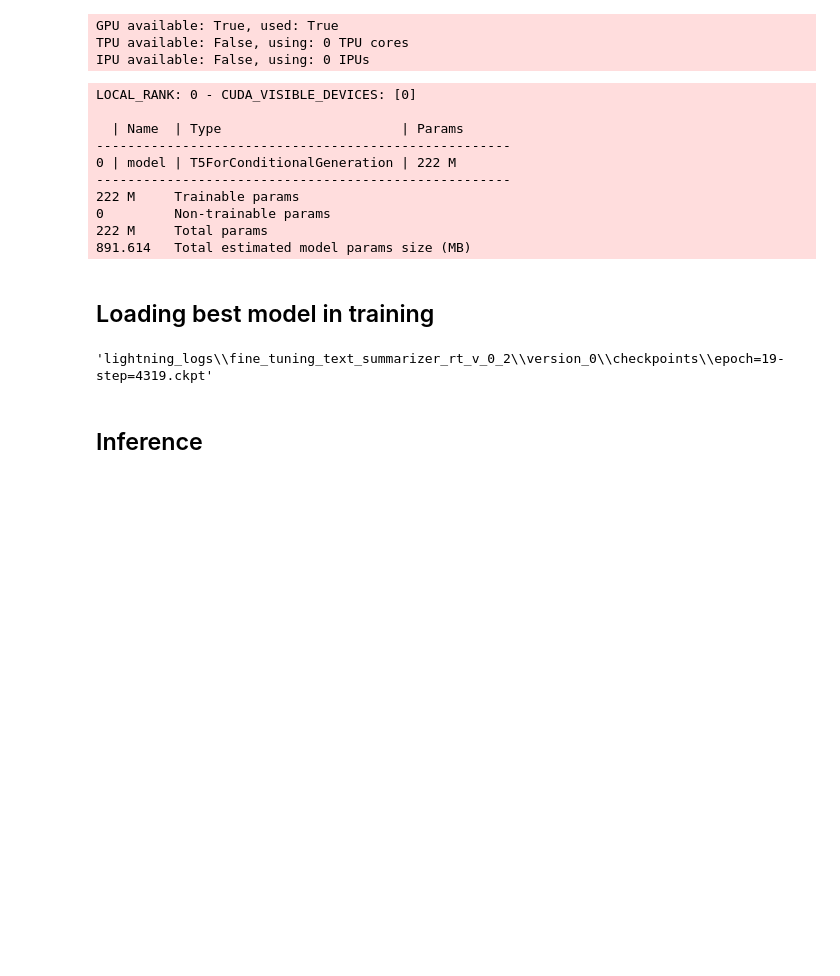
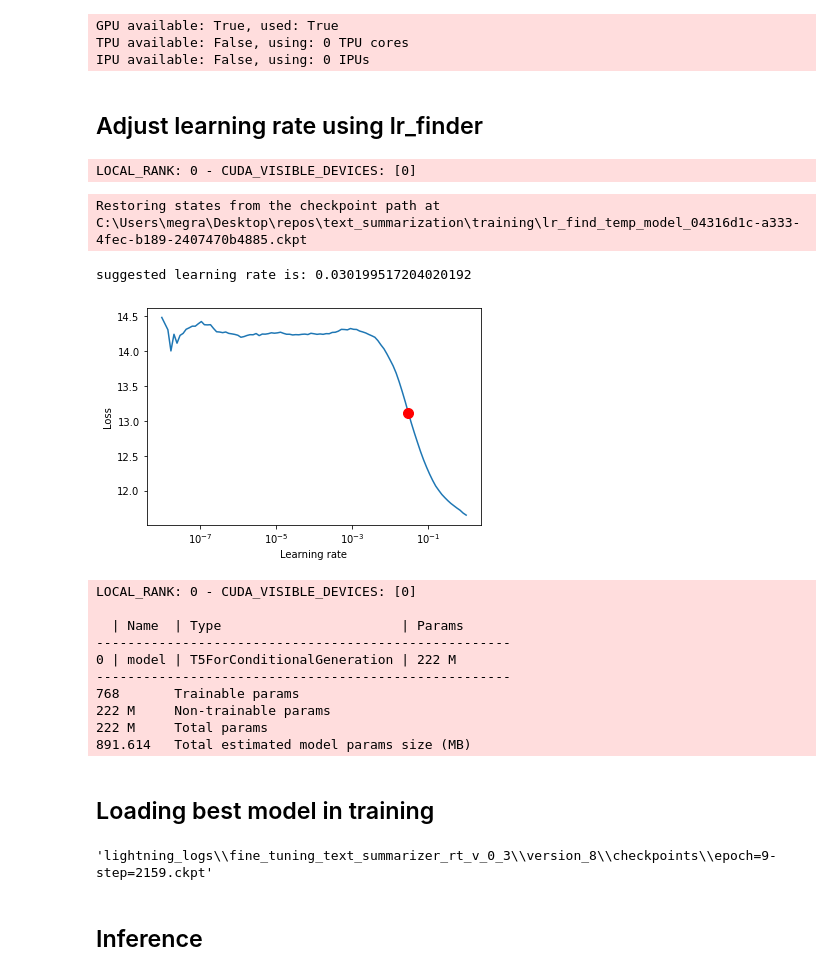
Before and after one commit to lethologicoding/text_summarization, a Jupyter notebook: training/text_summarization_fine_tuning_with_T5_custom_rt_data.ipynb, the cells around one changed output. Saved outputs shown, nothing was run; the diff lists cells and outputs as text; code cells hidden in the pictures; blank space fills up the shorter version.

Commit message:
enhanced fine-tuning procedures for training model

```diff
--- a/training/text_summarization_fine_tuning_with_T5_custom_rt_data.ipynb
+++ b/training/text_summarization_fine_tuning_with_T5_custom_rt_data.ipynb
@@ -213,7 +213,7 @@ class MetricsCallback(pl.Callback):
 #######################
 MODEL_NAME = 't5-base'
 #######################
-num_epochs = 20
-batch_size = 5
+num_epochs = 10 # some training, but not too much to prevent overfitting
+batch_size = 50 # decent batch size to help with convergence but not too much to also prevent overfitting
 tokenizer = T5Tokenizer.from_pretrained(MODEL_NAME)
 model = T5Finetuner(df = df, bs = batch_size)
@@ -226,6 +249,6 @@ model = T5Finetuner(df = df, bs = batch_size)
 [interactive output not drawn]
 # %%
-experiment_name = 'fine_tuning_text_summarizer_rt_v_0_2'
+experiment_name = 'fine_tuning_text_summarizer_rt_v_0_3'
 
 checkpoint_callback = ModelCheckpoint(
     dirpath = 'checkpoints',
@@ -247,6 +270,31 @@ trainer = pl.Trainer(
 GPU available: True, used: True
 TPU available: False, using: 0 TPU cores
 IPU available: False, using: 0 IPUs
+# %% [markdown]
+## Adjust learning rate using lr_finder
+# %%
+#reducing model.num_workers because it sometimes errors out using tuner.lr_finder
+old_num_workers = model.num_workers
+model.num_workers = 1
+
+# Run learning rate finder
+lr_finder = trainer.tuner.lr_find(model)
+
+# Plot suggested lr
+fig = lr_finder.plot(suggest=True)
+fig.show()
+
+#use suggested learning rate
+print(f'suggested learning rate is: { lr_finder.suggestion()}')
+model.hparams.lr =  lr_finder.suggestion()
+
+#reverting model.num_workers back to initial num
+model.num_workers = old_num_workers
+# %% [output]
+LOCAL_RANK: 0 - CUDA_VISIBLE_DEVICES: [0]
+Restoring states from the checkpoint path at C:\Users\megra\Desktop\repos\text_summarization\training\lr_find_temp_model_04316d1c-a333-4fec-b189-2407470b4885.ckpt
+suggested learning rate is: 0.030199517204020192
+[figure, added]
 # %%
 trainer.fit(model)
 # %% [output]
@@ -256,8 +304,8 @@ LOCAL_RANK: 0 - CUDA_VISIBLE_DEVICES: [0]
 -----------------------------------------------------
 0 | model | T5ForConditionalGeneration | 222 M
 -----------------------------------------------------
-222 M     Trainable params
-0         Non-trainable params
+768       Trainable params
+222 M     Non-trainable params
 222 M     Total params
 891.614   Total estimated model params size (MB)
 # %% [markdown]
@@ -267,10 +315,11 @@ trained_model = T5Finetuner.load_from_checkpoint(trainer.checkpoint_callback.bes
 # %%
 import joblib
 experiment_name = 'fine_tuning_text_summarizer_rt_v_0_2'
-joblib.dump(model_path, f'model_path_{experiment_name}.txt') #NOTE:this can go in a config for for inference .py's
-trainer.checkpoint_callback.best_model_path
+model_path = trainer.checkpoint_callback.best_model_path
+joblib.dump(model_path, f'model_path_{experiment_name}.txt')
+model_path
 # %% [output]
-'lightning_logs\\fine_tuning_text_summarizer_rt_v_0_2\\version_0\\checkpoints\\epoch=19-step=4319.ckpt'
+'lightning_logs\\fine_tuning_text_summarizer_rt_v_0_3\\version_8\\checkpoints\\epoch=9-step=2159.ckpt'
 # %%
 trained_model.freeze()
 # %% [markdown]
```
Also changed, not shown: parts of 8 cells of this notebook.
